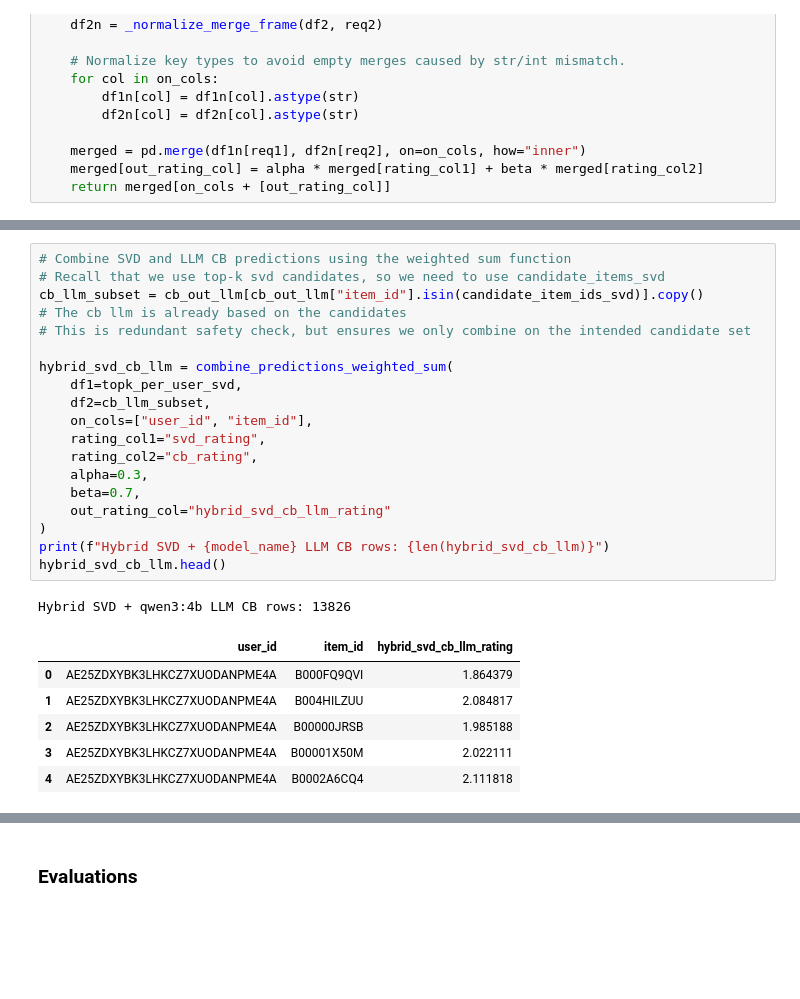
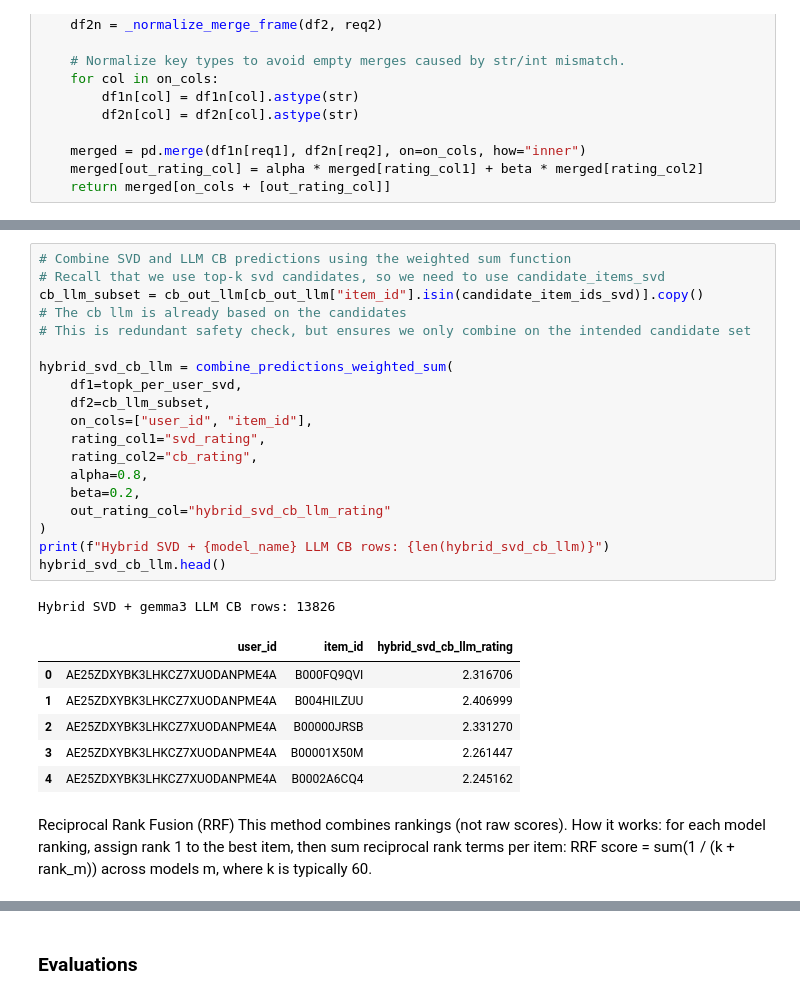
Before and after one commit to Armin-Irvije/Web-Recommender-Systems, a Jupyter notebook: week11.ipynb, the cells around one changed output, grey strips where cells are left out. Drawn from its saved outputs; the diff is of its cells as text; blank space fills up the shorter version.

Commit message:
Added Reciprocal Rank Fusion combination strategy.

```diff
--- a/week11.ipynb
+++ b/week11.ipynb
@@ -608,27 +594,32 @@ Combined SVD and regular CB ratings: 1261123 rows
 # %%
 # Combine SVD and LLM CB predictions using the weighted sum function
 # Recall that we use top-k svd candidates, so we need to use candidate_items_svd
 cb_llm_subset = cb_out_llm[cb_out_llm["item_id"].isin(candidate_item_ids_svd)].copy()
 # The cb llm is already based on the candidates
 # This is redundant safety check, but ensures we only combine on the intended candidate set
 
 hybrid_svd_cb_llm = combine_predictions_weighted_sum(
     df1=topk_per_user_svd,
     df2=cb_llm_subset,
     on_cols=["user_id", "item_id"],
     rating_col1="svd_rating",
     rating_col2="cb_rating",
-    alpha=0.3,
-    beta=0.7,
+    alpha=0.8,
+    beta=0.2,
     out_rating_col="hybrid_svd_cb_llm_rating"
 )
 print(f"Hybrid SVD + {model_name} LLM CB rows: {len(hybrid_svd_cb_llm)}")
 hybrid_svd_cb_llm.head()
 # %% [output]
-Hybrid SVD + qwen3:4b LLM CB rows: 13826
+Hybrid SVD + gemma3 LLM CB rows: 13826
 |  | user_id | item_id | hybrid_svd_cb_llm_rating |
-| 0 | AE25ZDXYBK3LHKCZ7XUODANPME4A | B000FQ9QVI | 1.864379 |
-| 1 | AE25ZDXYBK3LHKCZ7XUODANPME4A | B004HILZUU | 2.084817 |
-| 2 | AE25ZDXYBK3LHKCZ7XUODANPME4A | B00000JRSB | 1.985188 |
-| 3 | AE25ZDXYBK3LHKCZ7XUODANPME4A | B00001X50M | 2.022111 |
-| 4 | AE25ZDXYBK3LHKCZ7XUODANPME4A | B0002A6CQ4 | 2.111818 |
+| 0 | AE25ZDXYBK3LHKCZ7XUODANPME4A | B000FQ9QVI | 2.316706 |
+| 1 | AE25ZDXYBK3LHKCZ7XUODANPME4A | B004HILZUU | 2.406999 |
+| 2 | AE25ZDXYBK3LHKCZ7XUODANPME4A | B00000JRSB | 2.331270 |
+| 3 | AE25ZDXYBK3LHKCZ7XUODANPME4A | B00001X50M | 2.261447 |
+| 4 | AE25ZDXYBK3LHKCZ7XUODANPME4A | B0002A6CQ4 | 2.245162 |
+# %% [markdown]
+Reciprocal Rank Fusion (RRF)
+This method combines rankings (not raw scores).
+How it works: for each model ranking, assign rank 1 to the best item, then sum reciprocal rank terms per item:
+RRF score = sum(1 / (k + rank_m)) across models m, where k is typically 60.
```
Also changed, not shown: parts of 18 cells of this notebook, 2 other files.
